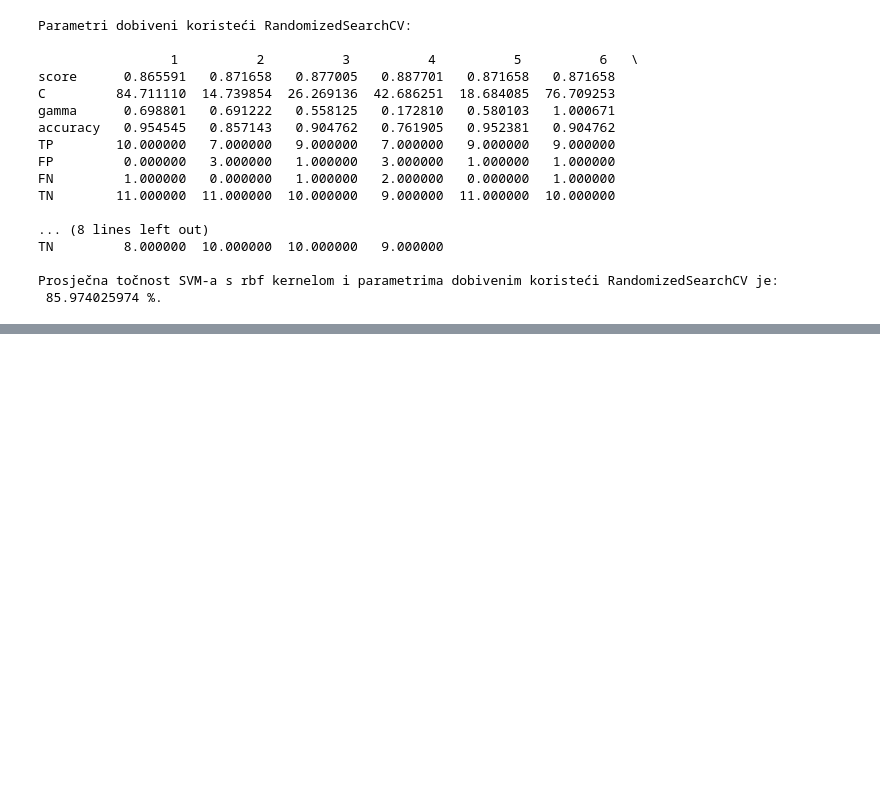
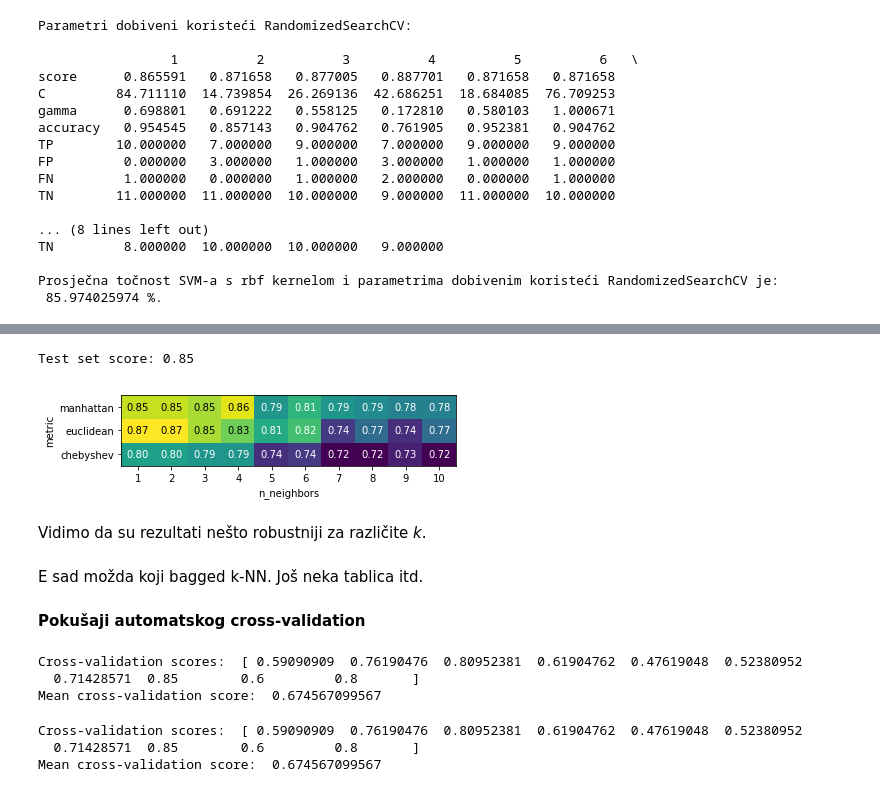
Before and after one commit to PMF-StrojnoUcenje2018/Rock_n_Mine, a Jupyter notebook: Rock_n_Mine.ipynb, the cells around one changed output, grey strips where cells are left out. Cells and saved outputs as stored; diff of their text form; code cells hidden in the pictures; blank space fills up the shorter version.

```diff
--- a/Rock_n_Mine.ipynb
+++ b/Rock_n_Mine.ipynb
@@ -336,0 +506,54 @@ Prosječna točnost SVM-a s rbf kernelom i parametrima dobivenim koristeći Rand
+# %%
+X_train, X_test, y_train, y_test = train_test_split(sonar_X, sonar_y, random_state=0)
+
+#skaliranje podataka
+scaler = StandardScaler(copy=True, with_mean=True, with_std=True)
+scaler.fit(X_train)
+X_train_scaled = scaler.transform(X_train)
+
+# inicijalizira GridSearch validator s k-NN klafikatorom s različitim težinama susjeda
+grid_search = GridSearchCV(KNeighborsClassifier(weights='distance'), param_grid, cv=5, return_train_score=True)
+grid_search.fit(X_train_scaled, y_train)
+
+X_test_scaled = scaler.transform(X_test)
+print("Test set score: {:.2f}".format(grid_search.score(X_test_scaled, y_test)))
+
+grid_search_table()
+# %% [output]
+Test set score: 0.85
+[figure, added]
+# %% [markdown]
+Vidimo da su rezultati nešto robustniji za različite _k_.
+# %% [markdown]
+E sad možda koji bagged k-NN. Još neka tablica itd.
+# %% [markdown]
+**Pokušaji automatskog cross-validation**
+# %%
+from sklearn.model_selection import cross_val_score
+scores = cross_val_score(GridSearchCV(KNeighborsClassifier(weights='distance'), param_grid, cv=10, return_train_score=True),
+                         sonar_X, sonar_y, cv=10)
+print("Cross-validation scores: ", scores)
+print("Mean cross-validation score: ", scores.mean())
+# %% [output]
+Cross-validation scores:  [ 0.59090909  0.76190476  0.80952381  0.61904762  0.47619048  0.52380952
+  0.71428571  0.85        0.6         0.8       ]
+Mean cross-validation score:  0.674567099567
+# %%
+# Učitamo dataset i dodijelimo imena stupcima
+url = "https://archive.ics.uci.edu/ml/machine-learning-databases/undocumented/connectionist-bench/sonar/sonar.all-data"
+sonar = pd.read_csv(url,header=None)
+sonar_bez_Class = sonar.drop(60, axis=1) # uklonimo zadnji stupac Class iz sonar dataframea
+sonar_X = np.array(sonar_bez_Class.values)
+sonar_y = np.array(sonar[60]) # zadnji stupac u kojem je y
+
+from sklearn.model_selection import cross_val_score
+scores = cross_val_score(GridSearchCV(KNeighborsClassifier(weights='distance'),
+                                      param_grid,
+                                      cv=10),
+                         sonar_X, sonar_y, cv=10)
+print("Cross-validation scores: ", scores)
+print("Mean cross-validation score: ", scores.mean())
+# %% [output]
+Cross-validation scores:  [ 0.59090909  0.76190476  0.80952381  0.61904762  0.47619048  0.52380952
+  0.71428571  0.85        0.6         0.8       ]
+Mean cross-validation score:  0.674567099567
```
Also changed, not shown: parts of 43 cells of this notebook.
